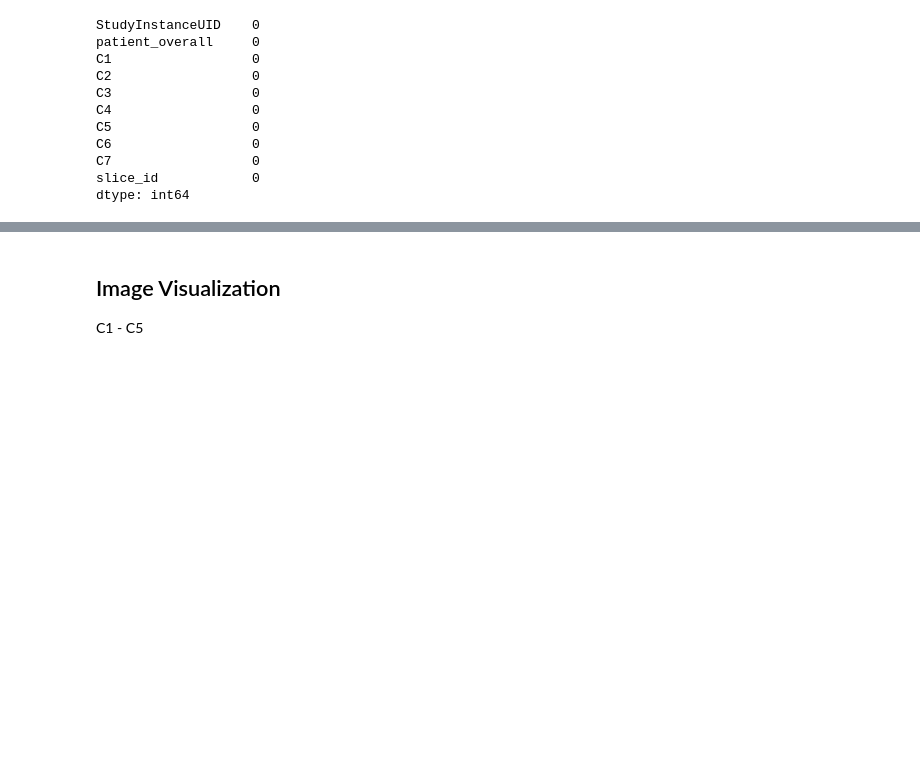
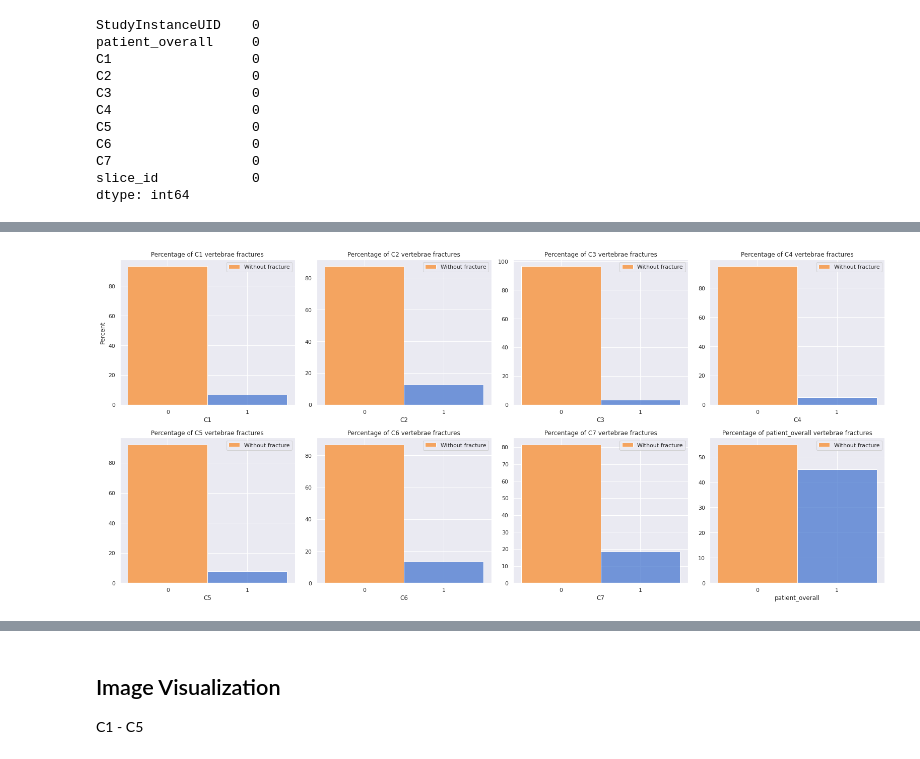
Before and after one commit to hatzav-ox/rsna-cervical-spine_poetry, a Jupyter notebook: notebooks/Cervical_Spine_EDA.ipynb, the cells around one changed output, grey strips where cells are left out. Cells and saved outputs as stored; diff of their text form; code cells hidden in the pictures; blank space fills up the shorter version.

```diff
--- a/notebooks/Cervical_Spine_EDA.ipynb
+++ b/notebooks/Cervical_Spine_EDA.ipynb
@@ -198,0 +111,20 @@ WARNING:matplotlib.legend:No handles with labels found to put in legend.
+# %%
+columns = ['C1', 'C2', 'C3', 'C4', 'C5', 'C6', 'C7', 'patient_overall']
+fig, axs = plt.subplots(2, 4, figsize=(22, 10))
+#flatteen the axis
+axs = axs.flatten()
+
+for ax, column in zip(axs, columns):
+    sns.histplot(metadat[column], discrete=True, ax=ax, stat='percent')
+    ax.xaxis.set_major_locator(MultipleLocator(1))  # set ticks at each position
+    ax.set_title(f"Percentage of {column} vertebrae fractures")
+    ax.patches[0].set_facecolor('sandybrown')
+    # ax.patches[1].set_facecolor('teal')
+    ax.legend(["Without fracture", "With Fracture"])
+    if ax != axs[0]:
+        ax.set_ylabel('')
+
+plt.tight_layout()
+plt.show()
+# %% [output]
+[figure, added]
```
Also changed, not shown: parts of 23 cells of this notebook.
